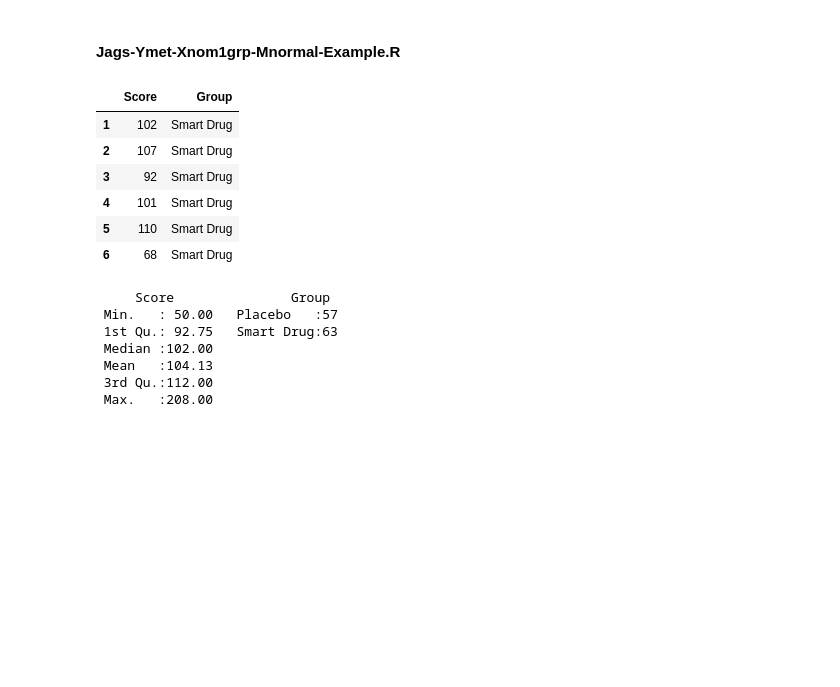
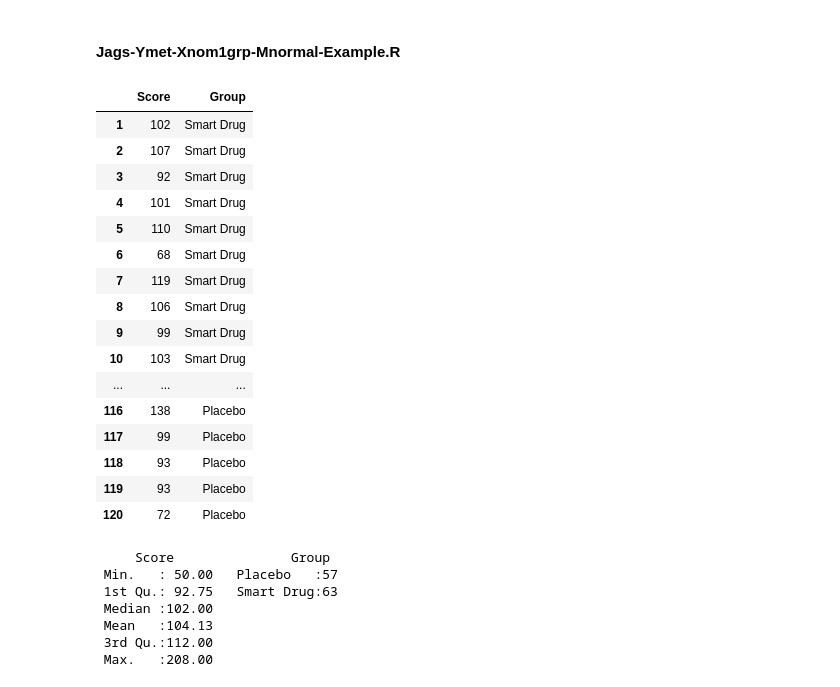
Before and after one commit to psygrammer/bayesianR, a Jupyter notebook: part3/ch16/16_Metric-Predicted_Variable_on_One_or_Two_Groups.ipynb, the cells around one changed output. Cells and saved outputs as stored; diff of their text form; code cells hidden in the pictures; blank space fills up the shorter version.

```diff
--- a/part3/ch16/16_Metric-Predicted_Variable_on_One_or_Two_Groups.ipynb
+++ b/part3/ch16/16_Metric-Predicted_Variable_on_One_or_Two_Groups.ipynb
@@ -204,16 +207,26 @@ setwd(sprintf("%s/%s", cur_dir, 'data'))
 #-------------------------------------------------------------------------------
 # Load The data file
 myDataFrame = read.csv( file="TwoGroupIQ.csv" )
-# %%
-head(myDataFrame)
-# %% [output]
-|  | Score | Group |
-| 1 | 102 | Smart Drug |
-| 2 | 107 | Smart Drug |
-| 3 | 92 | Smart Drug |
-| 4 | 101 | Smart Drug |
-| 5 | 110 | Smart Drug |
-| 6 | 68 | Smart Drug |
+# %%
+myDataFrame
+# %% [output]
+|  | Score | Group |
+| 1 | 102 | Smart Drug |
+| 2 | 107 | Smart Drug |
+| 3 | 92 | Smart Drug |
+| 4 | 101 | Smart Drug |
+| 5 | 110 | Smart Drug |
+| 6 | 68 | Smart Drug |
+| 7 | 119 | Smart Drug |
+| 8 | 106 | Smart Drug |
+| 9 | 99 | Smart Drug |
+| 10 | 103 | Smart Drug |
+| ... | ... | ... |
+| 116 | 138 | Placebo |
+| 117 | 99 | Placebo |
+| 118 | 93 | Placebo |
+| 119 | 93 | Placebo |
+| 120 | 72 | Placebo |
 # %%
 summary(myDataFrame)
 # %% [output]
```
Also changed, not shown: parts of 6 cells of this notebook, 7 other files.
